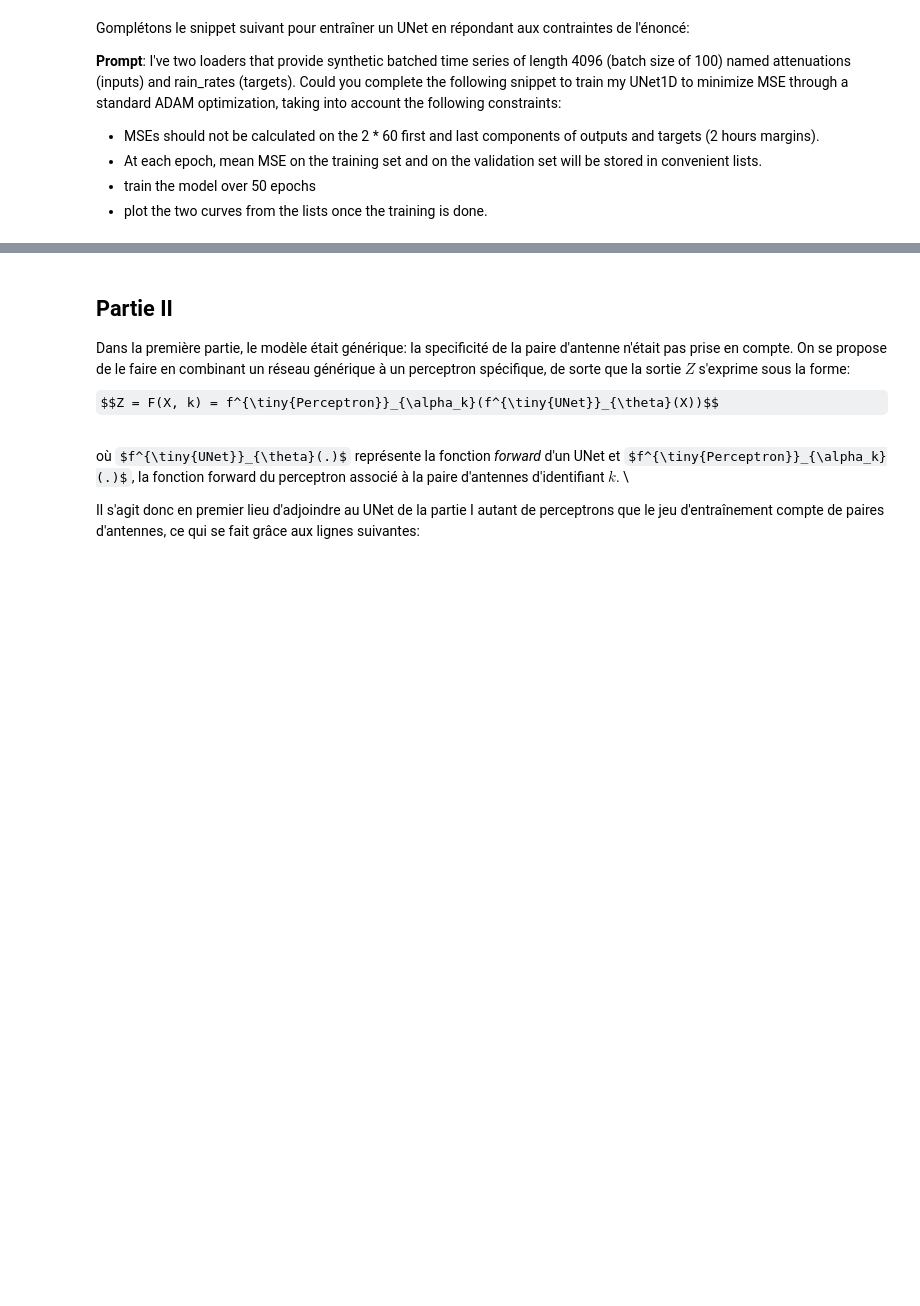
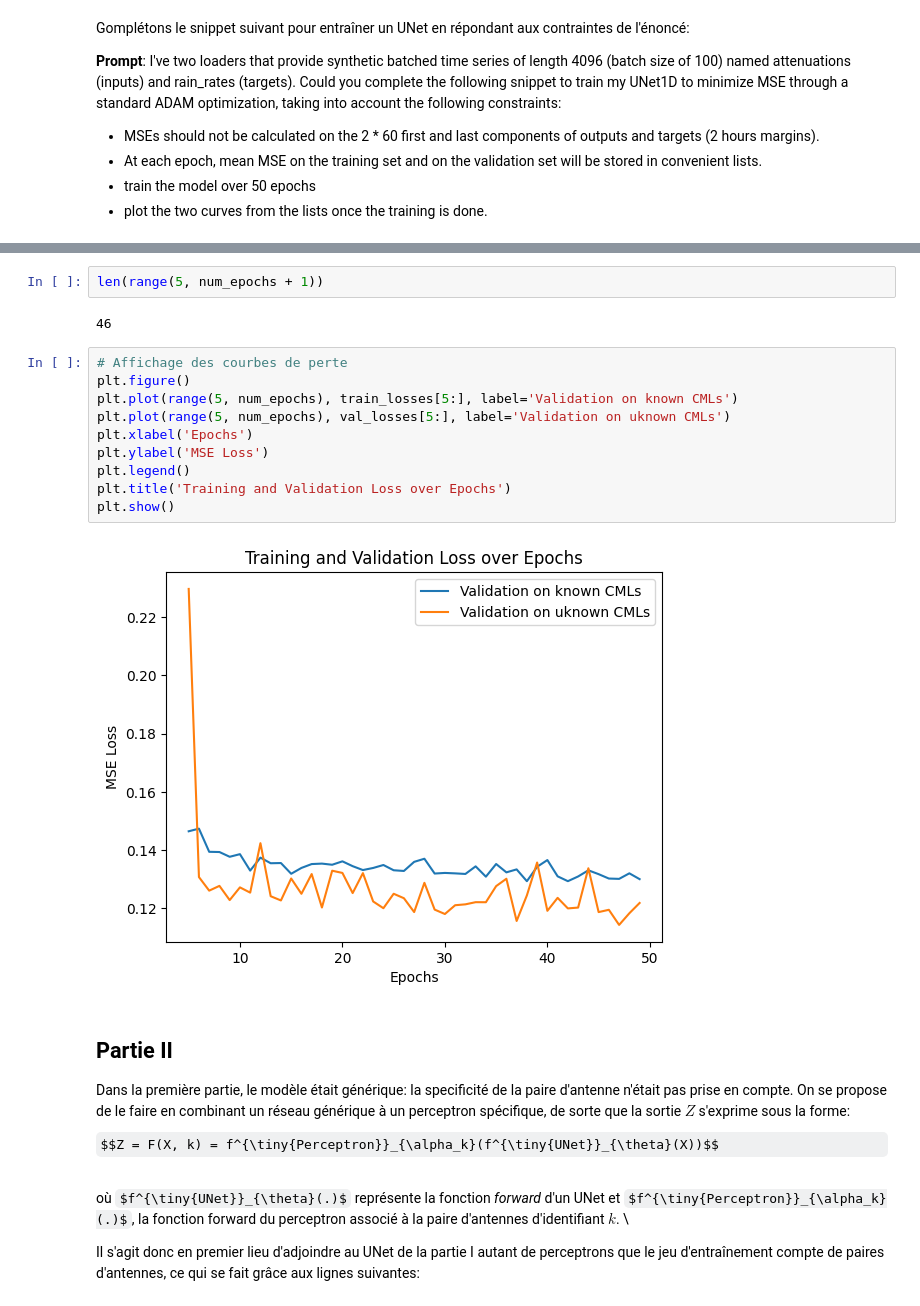
Before and after one commit to Zaidelmo/exam_2025, a Jupyter notebook: notebooks/probleme1_correction.ipynb, the cells around one changed output, grey strips where cells are left out. Cells and saved outputs as stored; diff of their text form; some formulas as TeX source; blank space fills up the shorter version.

```diff
--- a/notebooks/probleme1_correction.ipynb
+++ b/notebooks/probleme1_correction.ipynb
@@ -297,3 +274,19 @@ Epoch 50/50 - Train Loss: 0.125693, Val Loss: 0.120240
+# %%
+len(range(5, num_epochs + 1))
+# %% [output]
+46
+# %%
+# Affichage des courbes de perte
+plt.figure()
+plt.plot(range(5, num_epochs), train_losses[5:], label='Validation on known CMLs')
+plt.plot(range(5, num_epochs), val_losses[5:], label='Validation on uknown CMLs')
+plt.xlabel('Epochs')
+plt.ylabel('MSE Loss')
+plt.legend()
+plt.title('Training and Validation Loss over Epochs')
+plt.show()
+# %% [output]
+[figure, added]
 # %% [markdown]
 ## Partie II
 
```
Also changed, not shown: parts of 7 cells of this notebook.
